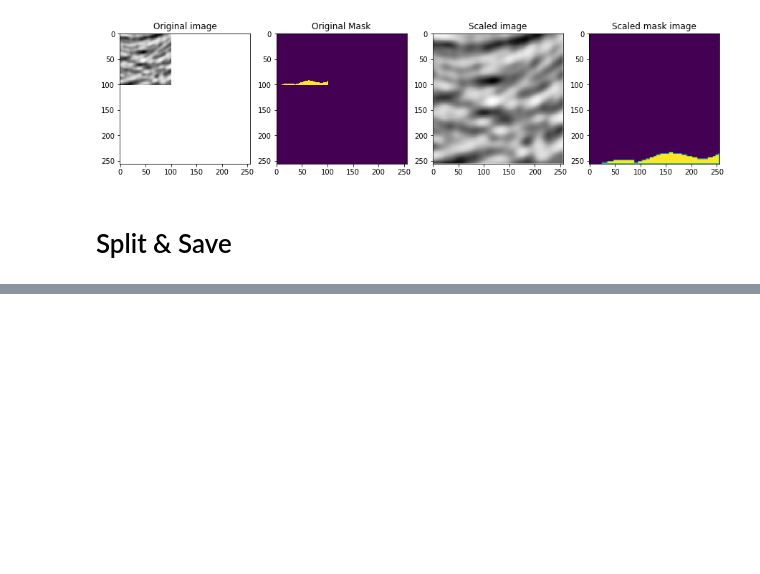
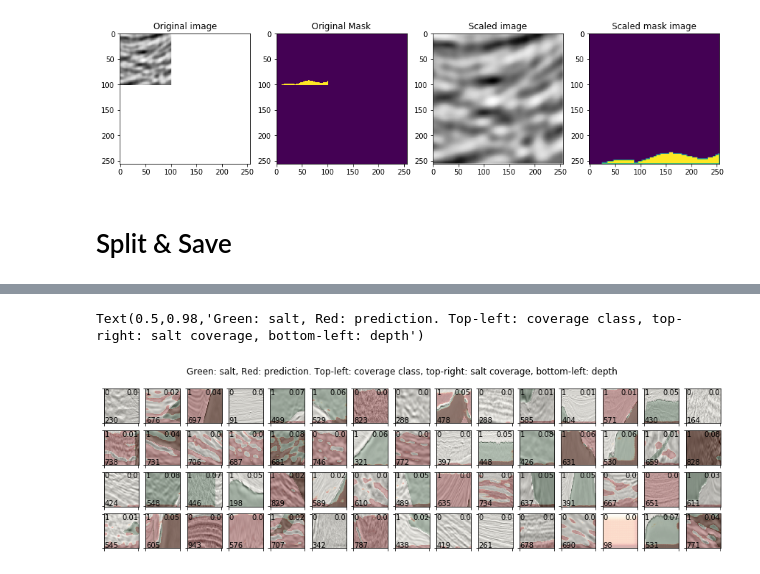
Before and after one commit to gebob19/TGS-Salt-Identification, a Jupyter notebook: data-extraction.ipynb, the cells around one changed output, grey strips where cells are left out. Cells and saved outputs as stored; diff of their text form; code cells hidden in the pictures; blank space fills up the shorter version.

```diff
--- a/data-extraction.ipynb
+++ b/data-extraction.ipynb
@@ -23,13 +23,9 @@ size_original = (101, 101)
 size_target = (256, 256)
 
 def upsample(img):
-    if size_original == size_target:
-        return img
     return resize(img, size_target, mode='constant', preserve_range=True)
 
 def downsample(img):
-    if img_size_ori == img_size_target:
-        return img
     return resize(img, size_original, mode='constant', preserve_range=True)
 # %% [markdown]
 # Extraction
@@ -133,0 +136,41 @@ OSError: Unable to create file (unable to open file: name = '../data/processed-d
+# %%
+H, W, C = 256, 256, 1
+
+BATCH_SIZE = 64
+EPOCHS = 100
+
+learning_rate = 1e-2
+
+filter_sizes = [32, 64, 128, 256]
+bn_fsize = 64
+loss = dice_loss
+
+model = unet((H, W, C), filter_sizes, bn_fsize, learning_rate, loss)
+model.load_weights('unet/model_weights.hdf5')
+# %%
+preds_valid = model.predict([xval, dval]).reshape(-1, H, W)
+# %%
+preds_valid = np.array([downsample(x) for x in preds_valid])
+y_valid_ori = np.array([train_ddf.loc[idx].masks for idx in np.array(idval).astype(str)])
+# %%
+max_images = 60
+grid_width = 15
+grid_height = int(max_images / grid_width)
+fig, axs = plt.subplots(grid_height, grid_width, figsize=(grid_width, grid_height))
+for i, idx in enumerate(np.array(idval).astype(str)[:max_images]):
+    img = train_ddf.loc[idx].imgs
+    mask = train_ddf.loc[idx].masks
+    pred = preds_valid[i]
+    ax = axs[int(i / grid_width), i % grid_width]
+    ax.imshow(img, cmap="Greys")
+    ax.imshow(mask, alpha=0.3, cmap="Greens")
+    ax.imshow(pred, alpha=0.3, cmap="OrRd")
+    ax.text(1, 101-1, train_ddf.loc[idx].z, color="black")
+    ax.text(101 - 1, 1, round(train_ddf.loc[idx].coverage, 2), color="black", ha="right", va="top")
+    ax.text(1, 1, train_ddf.loc[idx].coverage_class, color="black", ha="left", va="top")
+    ax.set_yticklabels([])
+    ax.set_xticklabels([])
+plt.suptitle("Green: salt, Red: prediction. Top-left: coverage class, top-right: salt coverage, bottom-left: depth")
+# %% [output]
+Text(0.5,0.98,'Green: salt, Red: prediction. Top-left: coverage class, top-right: salt coverage, bottom-left: depth')
+[figure, added]
```
Also changed, not shown: parts of 12 cells of this notebook.
